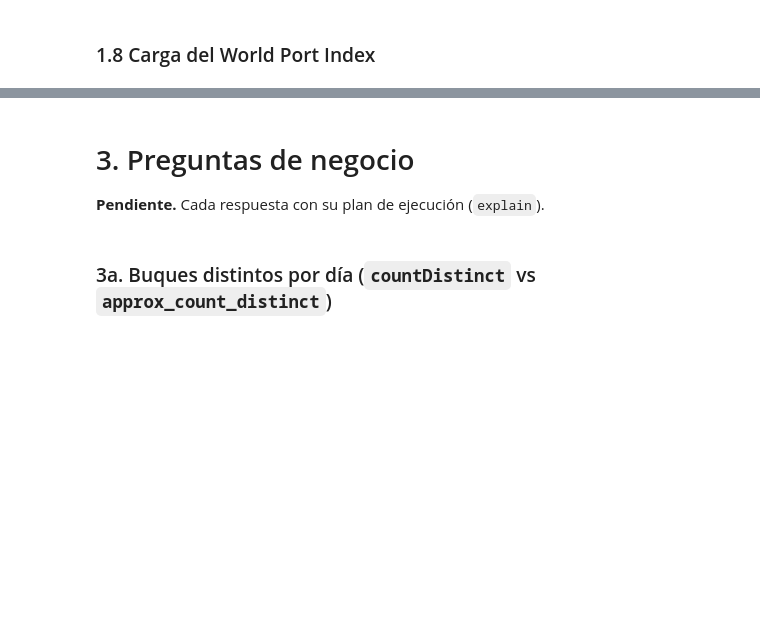
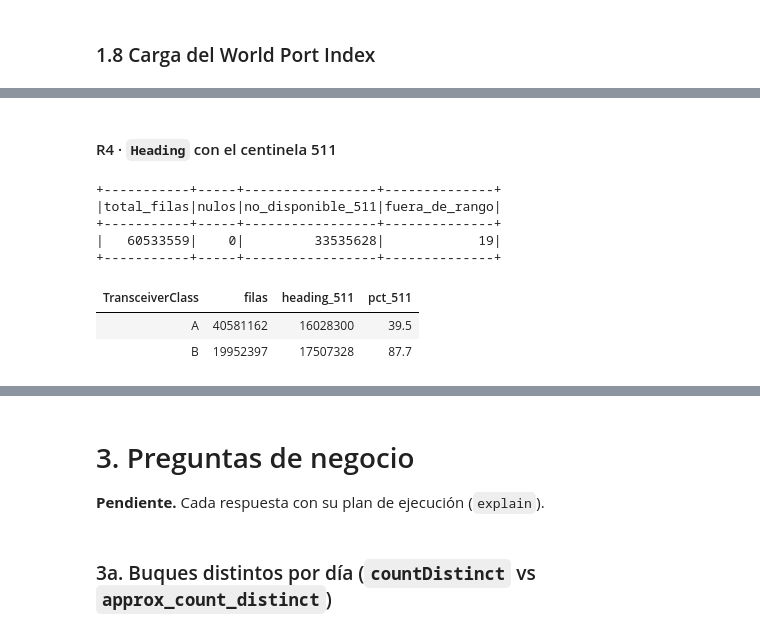
Before and after one commit to JuanDPerez/ocean-watch-analytics, a Jupyter notebook: ingest.ipynb, the cells around one changed output, grey strips where cells are left out. Drawn from its saved outputs; the diff is of its cells as text; code cells hidden in the pictures; blank space fills up the shorter version.

```diff
--- a/ingest.ipynb
+++ b/ingest.ipynb
@@ -537,0 +911,30 @@ buques_unicos.select(
+# %% [markdown]
+#### R4 · `Heading` con el centinela 511
+# %%
+# R4. Heading viaja en 9 bits, con rango técnico de 0 a 359 grados.
+# El estándar ITU-R M.1371 reserva 511 para "rumbo no disponible".
+# El conteo de 511 va en columna propia, separado del conteo de valores fuera de rango.
+ais.select(
+    F.count("*").alias("total_filas"),
+    F.sum(F.col("Heading").isNull().cast("long")).alias("nulos"),
+    F.sum((F.col("Heading") == 511).cast("long")).alias("no_disponible_511"),
+    F.sum(
+        ((F.col("Heading") < 0) | ((F.col("Heading") > 360) & (F.col("Heading") != 511))).cast("long")
+    ).alias("fuera_de_rango"),
+).show()
+
+# Evidencia: reparto del centinela por clase de transpondedor.
+ais.groupBy("TransceiverClass").agg(
+    F.count("*").alias("filas"),
+    F.sum((F.col("Heading") == 511).cast("long")).alias("heading_511"),
+    F.round(F.avg((F.col("Heading") == 511).cast("int")) * 100, 1).alias("pct_511"),
+).display()
+# %% [output]
++-----------+-----+-----------------+--------------+
+|total_filas|nulos|no_disponible_511|fuera_de_rango|
++-----------+-----+-----------------+--------------+
+|   60533559|    0|         33535628|            19|
++-----------+-----+-----------------+--------------+
+| TransceiverClass | filas | heading_511 | pct_511 |
+| A | 40581162 | 16028300 | 39.5 |
+| B | 19952397 | 17507328 | 87.7 |
```
Also changed, not shown: parts of 80 cells of this notebook.
